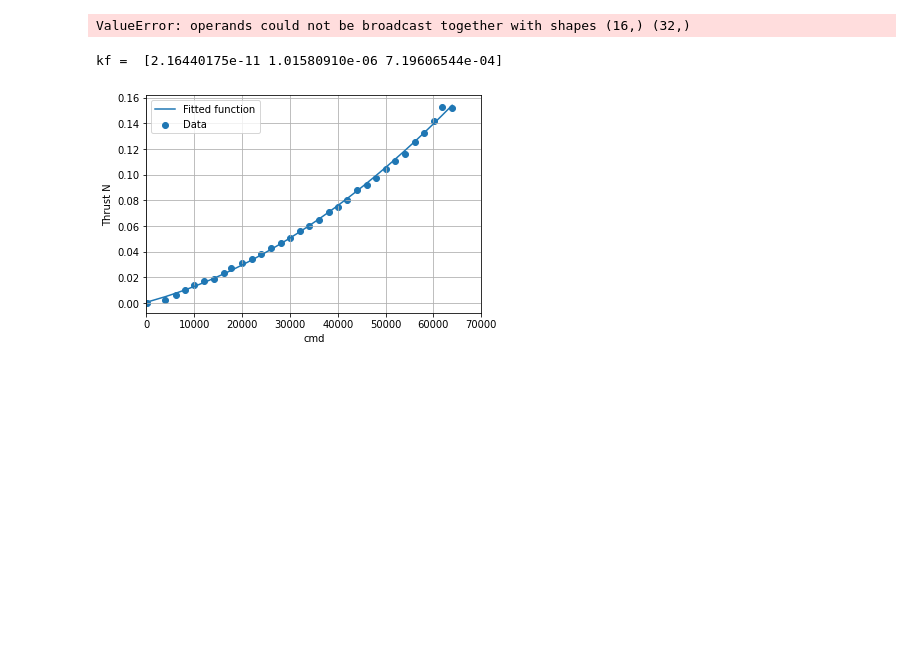
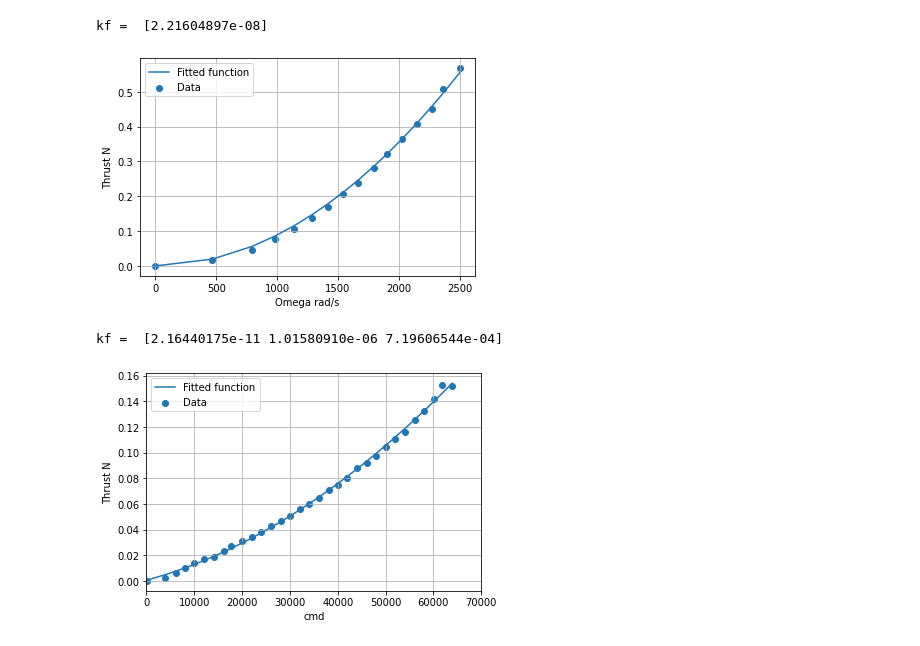
Before and after one commit to bhabas/sar_simulation, a Jupyter notebook: src/Projects/Motor_Constants/Motor_Constants.ipynb, the cells around one changed output. Drawn from its saved outputs; the diff is of its cells as text; code cells hidden in the pictures; blank space fills up the shorter version.

Commit message:
Working controller and motor constant verification

```diff
--- a/src/Projects/Motor_Constants/Motor_Constants.ipynb
+++ b/src/Projects/Motor_Constants/Motor_Constants.ipynb
@@ -7,55 +7,56 @@ from scipy import optimize
 ## Bitcraze Values
 
 
 # Values sourced from: https://wiki.bitcraze.io/misc:investigations:thrust
 amps = np.array([0.24,0.37,0.56,0.75,0.94,1.15,1.37,1.59,1.83,2.11,2.39,2.71,3.06,3.46,3.88,4.44])
 thrust_g = np.array([0,1.6,4.8,7.9,10.9,13.9,17.3,21,24.4,28.6,32.8,37.3,41.7,46,51.9,57.9])
 V = np.array([4.01,3.98,3.95,3.92,3.88,3.84,3.8,3.76,3.71,3.67,3.65,3.62,3.56,3.48,3.4,3.3])
 PWM_percent = np.array([0,6.25,12.5,18.75,25,31.25,37.5,43.25,50,56.25,62.5,68.75,75,81.25,87.5,93.75])
 omega_rpm = np.array([0,4485,7570,9374,10885,12277,13522,14691,15924,17174,18179,19397,20539,21692,22598,23882])
 
 thrust_N = 9.8/1000*thrust_g
 omega_rad = omega_rpm *2*np.pi/60
 
 Kv = 14000 # rpm/V [https://www.seeedstudio.com/Crazyflie-2-0-Spare-7x16-mm-coreless-DC-motor-with-connector-p-2115.html]
 V_Rated = 4.2 # V
 amps_Rated = 1.0 # Amps
 
 
 # Motor calcs sourced from: https://github.com/PX4/sitl_gazebo/issues/110
 # Max Rotational Velocity = Kv * Max Applied Voltage * Max Motor Efficiency * 2π / 60 []
 # Motor Constant = Thrust / (Ω) ²
 # Moment Constant = 60 / (2π * Kv)
 # Rotor Drag Coefficient = Thrust / (ρ * (Kv * Max Applied Voltage * Max Motor Efficiency / 60) ² * Propeller diameter ⁴)
 
 # where,
 # Kv [RPM/V]
 # Max Thrust [N]
 # Max Applied Voltage [V]
 # Ω Rotor angular velocity [rad/s]
 # ρ Air density at 20ºC: 1.2041 [kg/m³]
+
+## Bitcraze k_f constant
+plt.figure(1)
+y_data = thrust_N
+x_data = omega_rad
+def test_func(x, a):
+    return a*x**2
+
+params, params_covariance = optimize.curve_fit(test_func, x_data, y_data)
+print("kf = ",params/4)
+
+plt.scatter(x_data, y_data, label='Data')
+plt.plot(x_data, test_func(x_data, params[0]),
+         label='Fitted function')
+
+plt.legend(loc='best')
+plt.xlabel("Omega rad/s")
+plt.ylabel("Thrust N")
+plt.grid(True)
+plt.show()
+# %% [output]
+kf =  [2.21604897e-08]
+[figure, added]
-# %%
-## Bitcraze k_f constant
-plt.figure(1)
-y_data = thrust_N
-x_data = omega_rad
-def test_func(x, a):
-    return a *x*x
-
-params, params_covariance = optimize.curve_fit(test_func, x_data, y_data)
-print("kf = ",params/4)
-
-plt.scatter(x_data, y_data, label='Data')
-plt.plot(x_data, test_func(x_data, params[0]),
-         label='Fitted function')
-
-plt.legend(loc='best')
-plt.xlabel("Omega rad/s")
-plt.ylabel("Thrust N")
-plt.grid(True)
-plt.show()
-# %% [output]
-ValueError: operands could not be broadcast together with shapes (16,) (32,)
 # %%
 ## Forster Thrust-cmd Data
 
```
Also changed, not shown: 4 other files.
